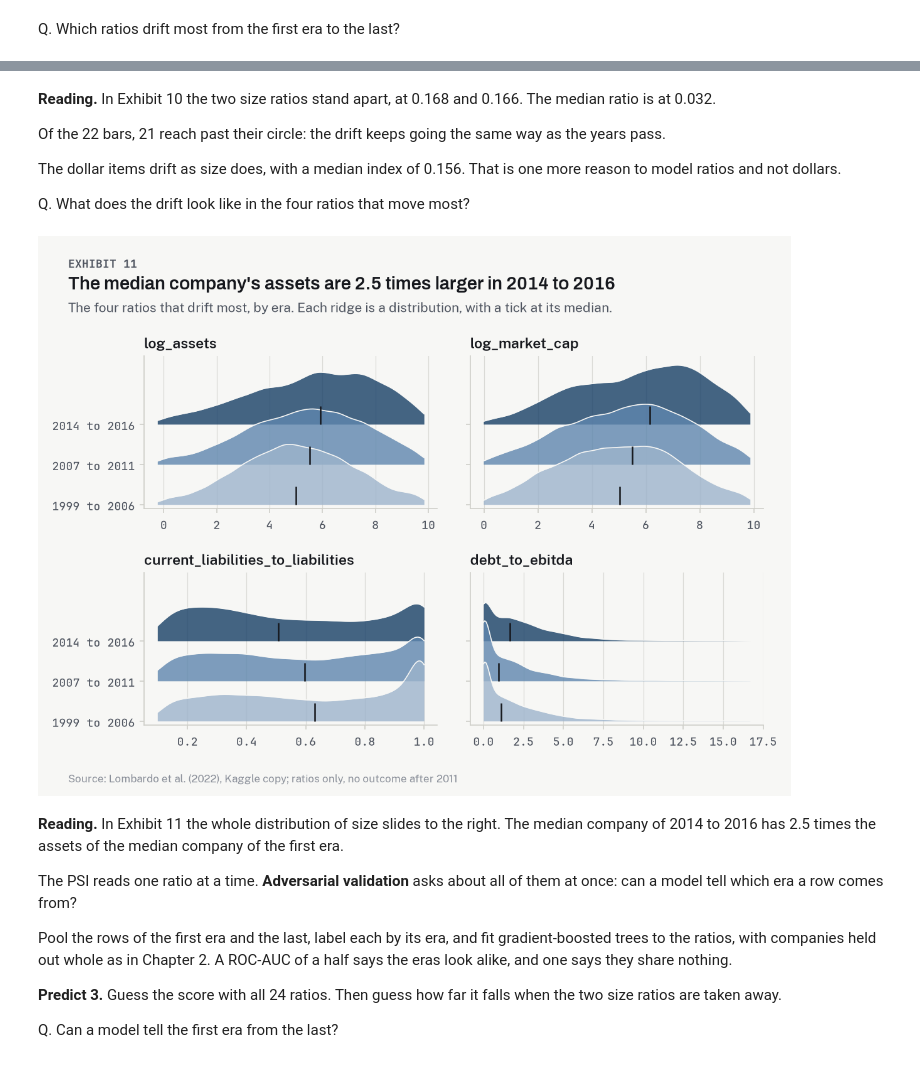
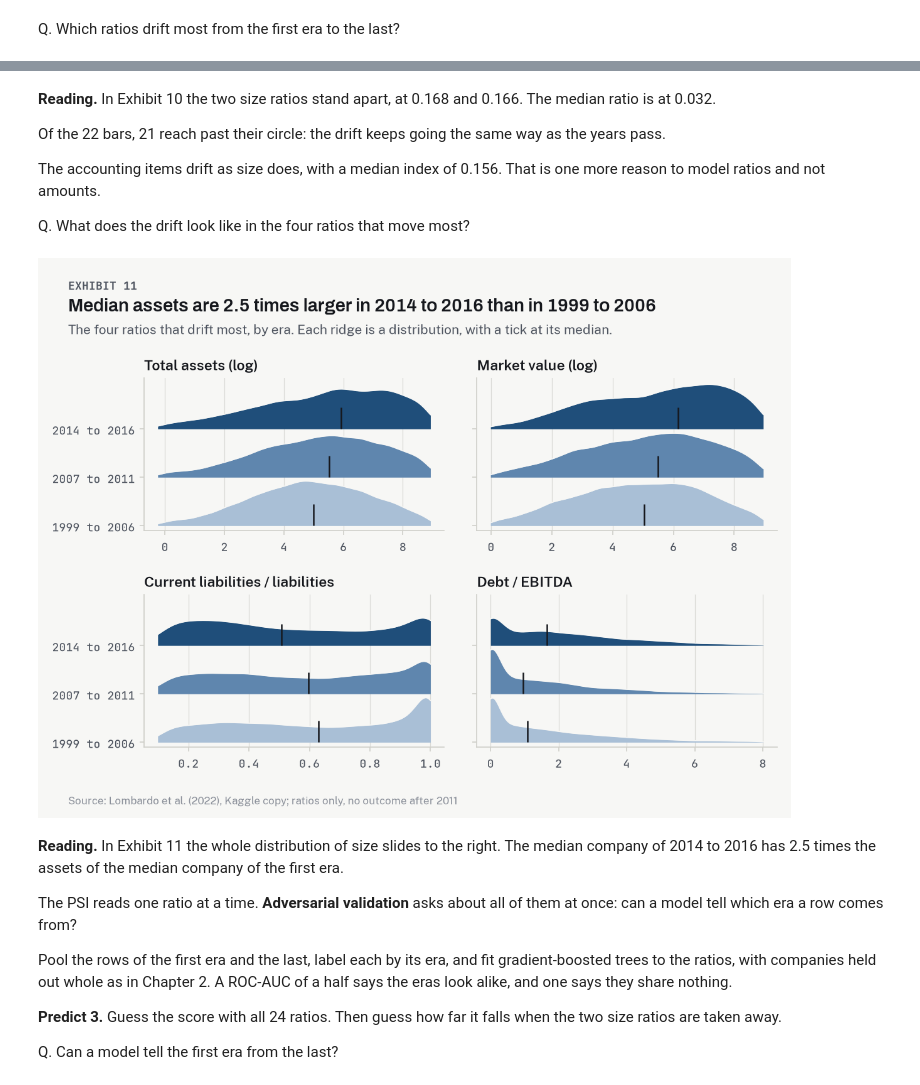
Before and after one commit to lenamonj/corp-default, a Jupyter notebook: notebooks/03_the_signal.ipynb, the cells around one changed output, grey strips where cells are left out. Saved outputs shown, nothing was run; the diff lists cells and outputs as text; code cells hidden in the pictures.

```diff
--- a/notebooks/03_the_signal.ipynb
+++ b/notebooks/03_the_signal.ipynb
@@ -665,7 +681,7 @@ for ax, name in zip(axes.flat, STUDY):
     ax.axhline(base, color=viz.MIST, linewidth=1, linestyle=(0, (4, 3)))
     ax.errorbar(table.index, table["rate"], yerr=bars(table), fmt="o", color=viz.FAILED,
                 markersize=3.5, linewidth=1)  # fmt: skip
-    ax.set_title(name)
+    ax.set_title(viz.label(name, short=True))
     if name in turning:
         ax.text(0.96, 0.9, "TURNS", transform=ax.transAxes, ha="right", size=8, weight=600)
     ax.set_xticks([1, 4, 7, 10])
@@ -677,7 +693,7 @@ for ax in axes[-1]:
 viz.exhibit(
     fig,
     f"The most levered fifth fails at {top_rate:.1%}, the rest at {rest_rate:.1%}",
-    "Two-year failure rate by decile of each ratio, 95% Wilson intervals. Dashed: the base rate.",
+    "Rate by decile, 95% Wilson intervals. Dashed: base rate. TURNS: the curve changes direction.",
     DEV_SOURCE,
 )
 # %% [output]
@@ -839,7 +856,7 @@ fig, ax = plt.subplots(figsize=(viz.EXHIBIT_WIDTH_IN, 3.8))
 ax.axhline(base, color=viz.MIST, linewidth=1, linestyle=(0, (4, 3)))
 for table, label, color, marker, nudge in (
     (with_debt, "With long-term debt", viz.INK, "o", -0.1),
-    (debt_free, "No long-term debt", viz.CENSORED, "s", 0.1),
+    (debt_free, "No long-term debt", viz.ACCENT, "s", 0.1),
 ):
     ax.errorbar(table.index + nudge, table["rate"], yerr=bars(table), fmt=f"{marker}-",
                 color=color, markersize=5, linewidth=1.2, label=label)  # fmt: skip
@@ -852,9 +869,9 @@ ax.set_ylabel("Two-year failure rate")
 ax.legend(loc="upper right")
 viz.exhibit(
     fig,
-    f"Lowest decile: {with_debt.loc[1, 'rate']:.1%} fail with long-term debt, "
+    f"Deepest losses: {with_debt.loc[1, 'rate']:.1%} fail with long-term debt, "
     f"{debt_free.loc[1, 'rate']:.1%} without",
-    "Rate by decile of roa, split by long-term debt. 95% Wilson intervals. Dashed: base rate.",
+    "Failure rate by decile of return on assets. 95% Wilson intervals. Dashed: base rate.",
     DEV_SOURCE,
 )
 # %% [output]
@@ -1370,16 +1394,16 @@ place = np.arange(len(drift))
 ax.barh(place, drift["2014 to 2016"], height=0.6, color=viz.INK, label="2014 to 2016")
 ax.scatter(drift["2007 to 2011"], place, s=30, facecolor=viz.SHEET, edgecolor=viz.SLATE,
            linewidth=1.3, zorder=3, label="2007 to 2011")  # fmt: skip
-ax.set_yticks(place, drift.index)
+ax.set_yticks(place, [viz.label(name) for name in drift.index])
 ax.set_ylim(-0.7, len(drift) - 0.3)
 ax.grid(axis="y", visible=False)
-ax.set_xlabel("Population stability index against 1999 to 2006")
+ax.set_xlabel("PSI against 1999 to 2006")
 ax.legend(loc="lower right")
 viz.exhibit(
     fig,
     f"Size drifts most: a PSI of {drift['2014 to 2016'].max():.2f}, "
-    f"against a median of {drift['2014 to 2016'].median():.2f}",
-    "PSI of each ratio against 1999 to 2006. Bars: 2014 to 2016. Circles: 2007 to 2011.",
+    f"against {drift['2014 to 2016'].median():.2f} for the median ratio",
+    "Population stability index (PSI) against 1999 to 2006. Bars: 2014 to 2016. Circles: 2007 to 2011.",
     f"{SOURCE}; ratios only, no outcome after {DEV_END}",
 )
 # %% [output]
@@ -1390,41 +1414,43 @@ The median ratio is at 0.032.
 
 Of the 22 bars, 21 reach past their circle: the drift keeps going the same way as the years pass.
 
-The dollar items drift as size does, with a median index of 0.156.
-That is one more reason to model ratios and not dollars.
+The accounting items drift as size does, with a median index of 0.156.
+That is one more reason to model ratios and not amounts.
 
 Q. What does the drift look like in the four ratios that move most?
 # %%
-ERA_COLORS = ["#9DB4CC", "#5F86AE", "#173F66"]  # one hue, light to dark: the eras are in order
+ERA_COLORS = viz.COHORTS  # one hue, light to dark: the eras are in order
 moved = list(drift.index[-4:][::-1])
 
 fig, axes = plt.subplots(2, 2, figsize=(viz.EXHIBIT_WIDTH_IN, 4.6), sharey=True)
 for ax, name in zip(axes.flat, moved):
-    low, high = first[name].quantile([0.02, 0.98])
+    low, high = first[name].quantile([0.02, 0.95])
     grid = np.linspace(low, high, 200)
     framed = {era: rows.loc[rows[name].between(low, high), name] for era, rows in by_era.items()}
     density = {era: gaussian_kde(values)(grid) for era, values in framed.items()}
     tallest = max(curve.max() for curve in density.values())
     for step, (era, color) in enumerate(zip(by_era, ERA_COLORS)):
-        ridge = step + 1.5 * density[era] / tallest
-        ax.fill_between(grid, step, ridge, color=color, alpha=0.8, linewidth=0, zorder=3 - step)
+        ridge = (
+            step + 0.92 * density[era] / tallest
+        )  # under one step tall, so no ridge hides another
+        ax.fill_between(grid, step, ridge, color=color, linewidth=0, zorder=3 - step)
         ax.plot(grid, ridge, color=viz.SHEET, linewidth=0.8, zorder=3 - step)
         ax.vlines(by_era[era][name].median(), step, step + 0.45, color=viz.INK, linewidth=1.2,
                   zorder=4)  # fmt: skip
-    ax.set_title(name)
+    ax.set_title(viz.label(name))
     ax.grid(axis="y", visible=False)
 axes[0, 0].set_yticks(range(len(by_era)), list(by_era))
-axes[0, 0].set_ylim(-0.1, len(by_era) + 0.7)
+axes[0, 0].set_ylim(-0.1, len(by_era) + 0.05)
 size_multiple = float(np.exp(last["log_assets"].median() - first["log_assets"].median()))
 store.put("size_multiple", size_multiple)
 viz.exhibit(
     fig,
-    f"The median company's assets are {size_multiple:.1f} times larger in 2014 to 2016",
+    f"Median assets are {size_multiple:.1f} times larger in 2014 to 2016 than in 1999 to 2006",
     "The four ratios that drift most, by era. Each ridge is a distribution, with a tick at its median.",
     f"{SOURCE}; ratios only, no outcome after {DEV_END}",
 )
 # %% [output]
-[figure, old version]
+[figure, new version]
 # %% [markdown]
 **Reading.** In Exhibit 11 the whole distribution of size slides to the right.
 The median company of 2014 to 2016 has 2.5 times the assets of the median company of the first era.
```
Also changed, not shown: parts of 27 cells of this notebook, 4 other files.
